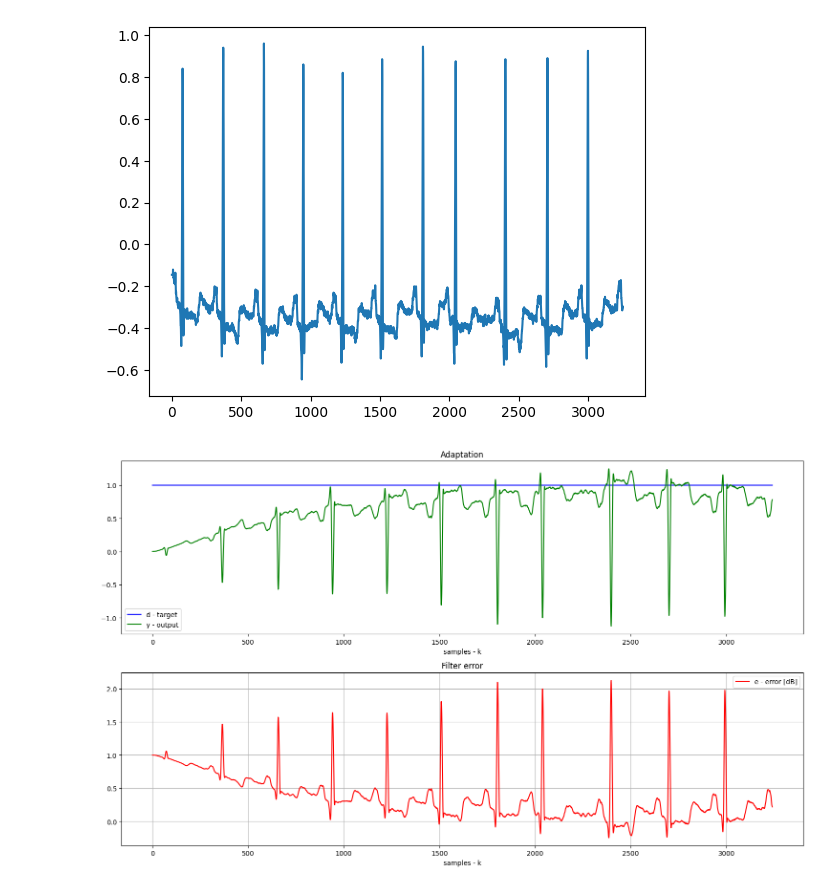
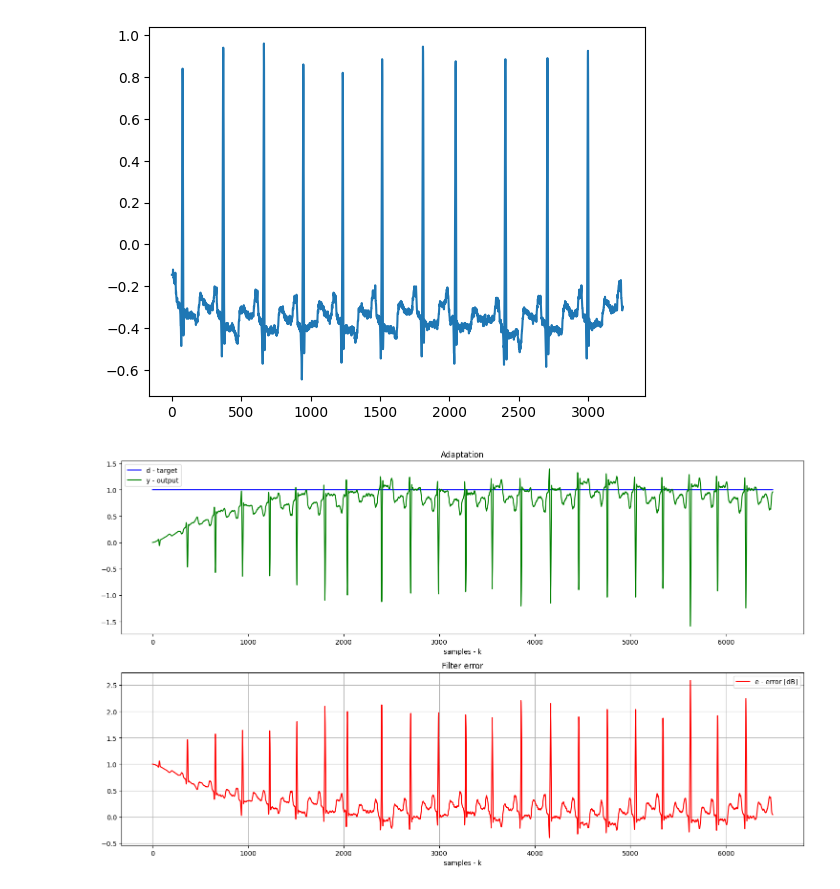
Before and after one commit to JBatRey/Procesamiento-Adaptativo-de-Se-ales-Aleatorias---Proyectos, a Jupyter notebook: proyecto_1.ipynb, the cells around one changed output. Drawn from its saved outputs; the diff is of its cells as text; code cells hidden in the pictures.

```diff
--- a/proyecto_1.ipynb
+++ b/proyecto_1.ipynb
@@ -186,29 +151,29 @@ plt.plot(signal, 'r')
 # %%
 import numpy as np
 import matplotlib.pylab as plt
 import padasip as pa
 
 # creation of data
-N = len(lead1_data)//200
+N = len(lead1_data)//100
 filt_size = 10
 x = pa.input_from_history(lead1_data[:N],filt_size)
 d = np.ones((-(filt_size-1)+N,1))
 
 
 
 # identification
 f = pa.filters.FilterLMS(n=filt_size, mu=0.001, w="zeros")
 y, e, w = f.run(d, x)
 
 # show results
 plt.figure(figsize=(15,9))
 plt.subplot(211);plt.title("Adaptation");plt.xlabel("samples - k")
 plt.plot(d,"b", label="d - target")
 plt.plot(y,"g", label="y - output");plt.legend()
 plt.subplot(212);plt.title("Filter error");plt.xlabel("samples - k")
 plt.plot(e,"r", label="e - error [dB]");plt.legend()
 plt.tight_layout()
 plt.grid()
 plt.show()
 # %% [output]
-[figure, old version]
+[figure, new version]
```
Also changed, not shown: parts of 4 cells of this notebook.
